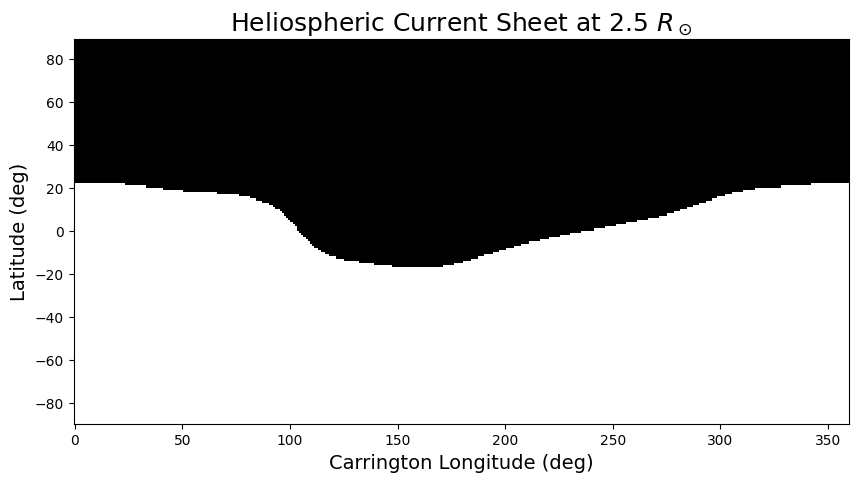
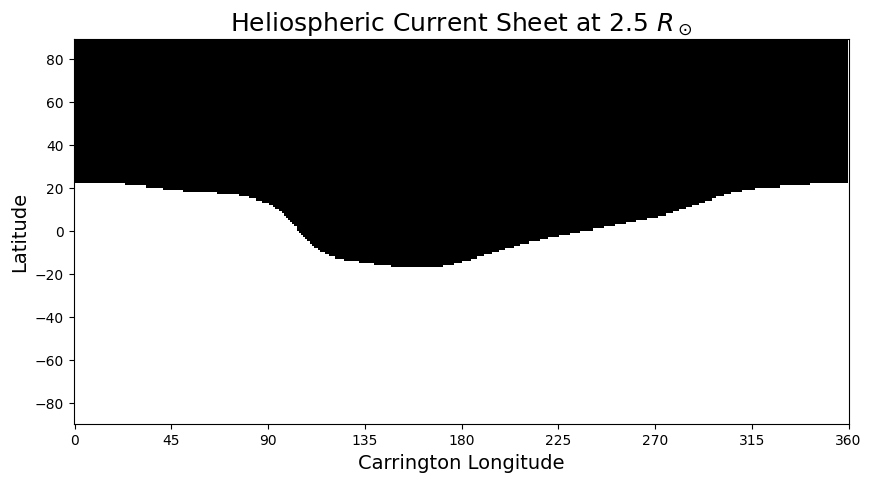
The notebook cell's code change between the first figure and the second:
--- before
+++ after
@@ -1,6 +1,7 @@
 vis = vt.Visualizer(G_min, H_min)
 vis.plot_current_sheet(r=2.5)
-plt.xlabel('Carrington Longitude (deg)', fontsize=14)
-plt.ylabel('Latitude (deg)', fontsize=14)
+plt.xlabel('Carrington Longitude', fontsize=14)
+plt.ylabel('Latitude', fontsize=14)
 plt.title('Heliospheric Current Sheet at 2.5 $R_\\odot$', fontsize=18)
+plt.xticks(np.arange(0, 361, 45))
 plt.savefig('plots/paper/sample_solar_min_hcs.png', dpi=300)

Commit: save